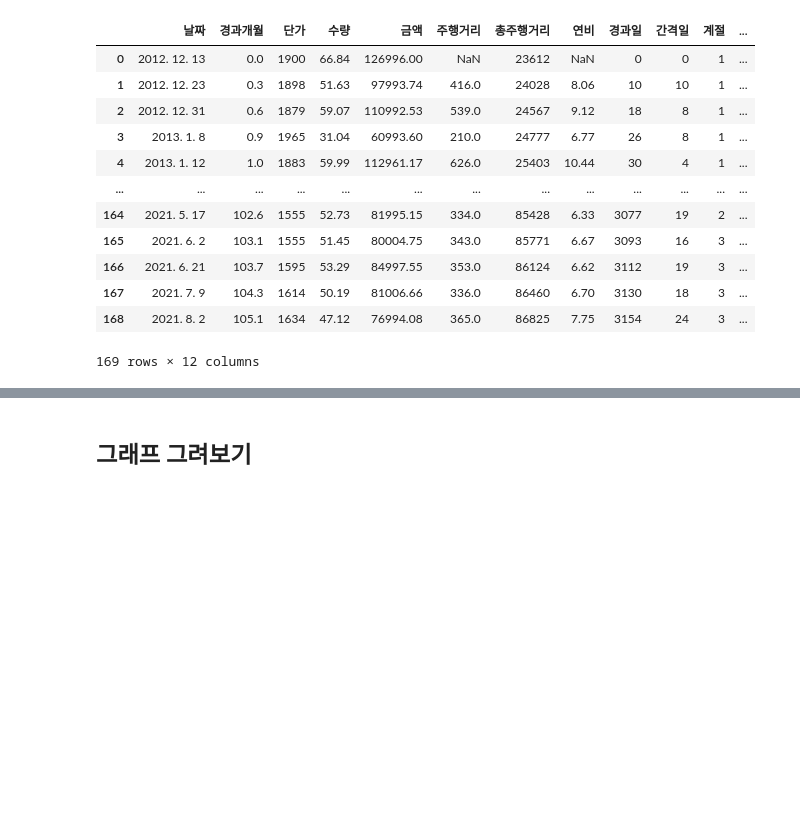
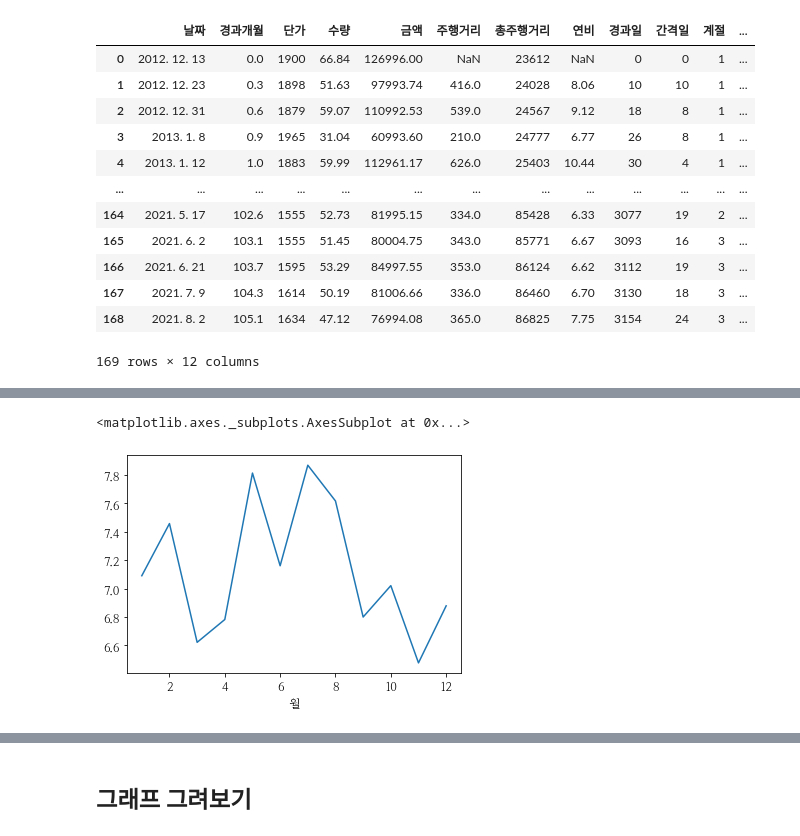
Before and after one commit to hvyrain/bigprobasic, a Jupyter notebook: 모두의데이터분석_Pandas_연비계산.ipynb, the cells around one changed output, grey strips where cells are left out. Cells and saved outputs as stored; diff of their text form; code cells hidden in the pictures; blank space fills up the shorter version.

```diff
--- a/모두의데이터분석_Pandas_연비계산.ipynb
+++ b/모두의데이터분석_Pandas_연비계산.ipynb
@@ -92,0 +99,5 @@ print('%.2f 일, %.2f km, %.2f km/일' % (df['간격일'].mean(), df['주행거
+# %%
+df['연비'].groupby(df['월']).describe().iloc[:,1].plot()
+# %% [output]
+<matplotlib.axes._subplots.AxesSubplot at 0x...>
+[figure, added]
```
Also changed, not shown: parts of 6 cells of this notebook.
